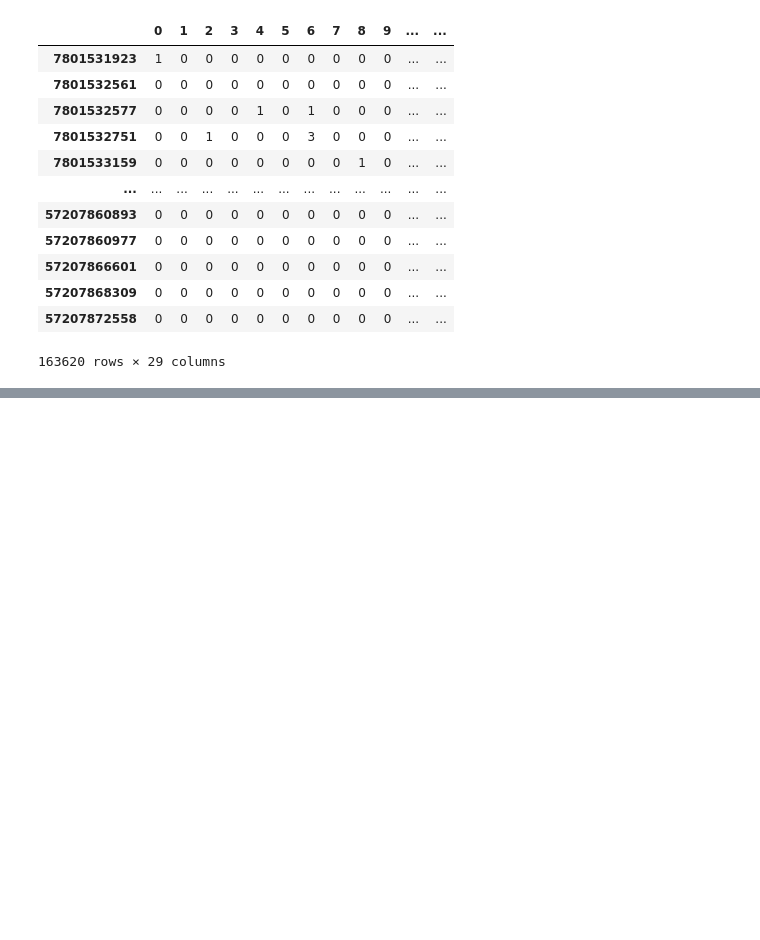
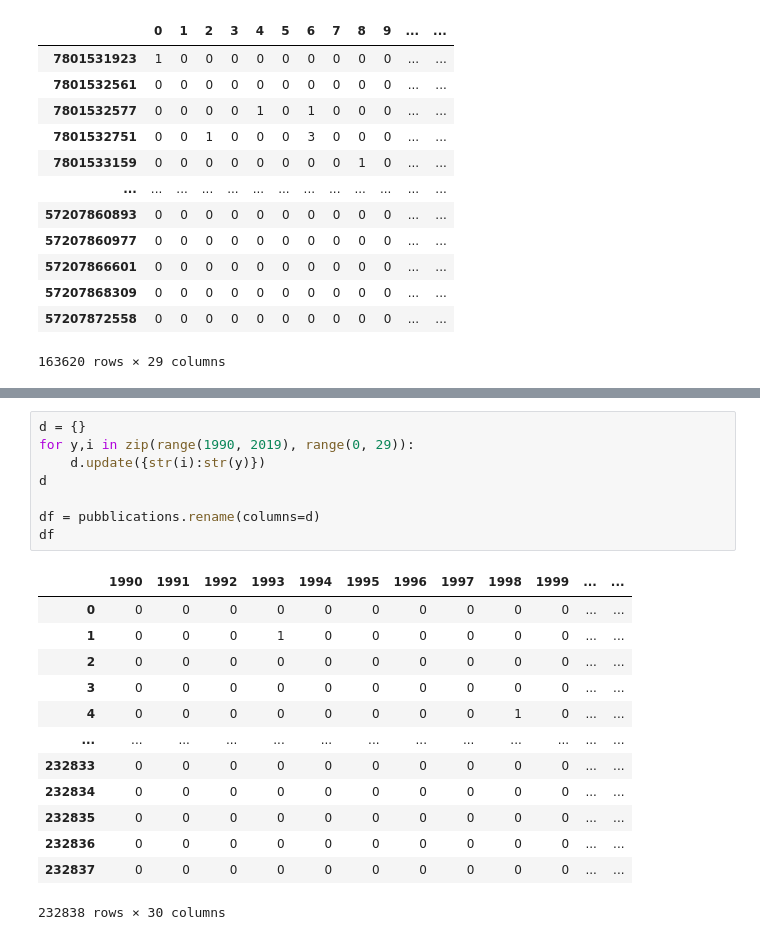
Before and after one commit to LeonardoSer/INRIA_Internship, a Jupyter notebook: 00_quick_references/tmp.ipynb, the cells around one changed output, grey strips where cells are left out. Cells and saved outputs as stored; diff of their text form; blank space fills up the shorter version.

```diff
--- a/00_quick_references/tmp.ipynb
+++ b/00_quick_references/tmp.ipynb
@@ -814,0 +801,22 @@ pubblications[pubblications["ID"] == 8905960300]
+# %%
+d = {}
+for y,i in zip(range(1990, 2019), range(0, 29)):
+    d.update({str(i):str(y)})
+d
+
+df = pubblications.rename(columns=d)
+df
+# %% [output]
+|  | 1990 | 1991 | 1992 | 1993 | 1994 | 1995 | 1996 | 1997 | 1998 | 1999 | ... | ... |
+| 0 | 0 | 0 | 0 | 0 | 0 | 0 | 0 | 0 | 0 | 0 | ... | ... |
+| 1 | 0 | 0 | 0 | 1 | 0 | 0 | 0 | 0 | 0 | 0 | ... | ... |
+| 2 | 0 | 0 | 0 | 0 | 0 | 0 | 0 | 0 | 0 | 0 | ... | ... |
+| 3 | 0 | 0 | 0 | 0 | 0 | 0 | 0 | 0 | 0 | 0 | ... | ... |
+| 4 | 0 | 0 | 0 | 0 | 0 | 0 | 0 | 0 | 1 | 0 | ... | ... |
+| ... | ... | ... | ... | ... | ... | ... | ... | ... | ... | ... | ... | ... |
+| 232833 | 0 | 0 | 0 | 0 | 0 | 0 | 0 | 0 | 0 | 0 | ... | ... |
+| 232834 | 0 | 0 | 0 | 0 | 0 | 0 | 0 | 0 | 0 | 0 | ... | ... |
+| 232835 | 0 | 0 | 0 | 0 | 0 | 0 | 0 | 0 | 0 | 0 | ... | ... |
+| 232836 | 0 | 0 | 0 | 0 | 0 | 0 | 0 | 0 | 0 | 0 | ... | ... |
+| 232837 | 0 | 0 | 0 | 0 | 0 | 0 | 0 | 0 | 0 | 0 | ... | ... |
+232838 rows × 30 columns
```
Also changed, not shown: parts of 13 cells of this notebook, 17 other files.
